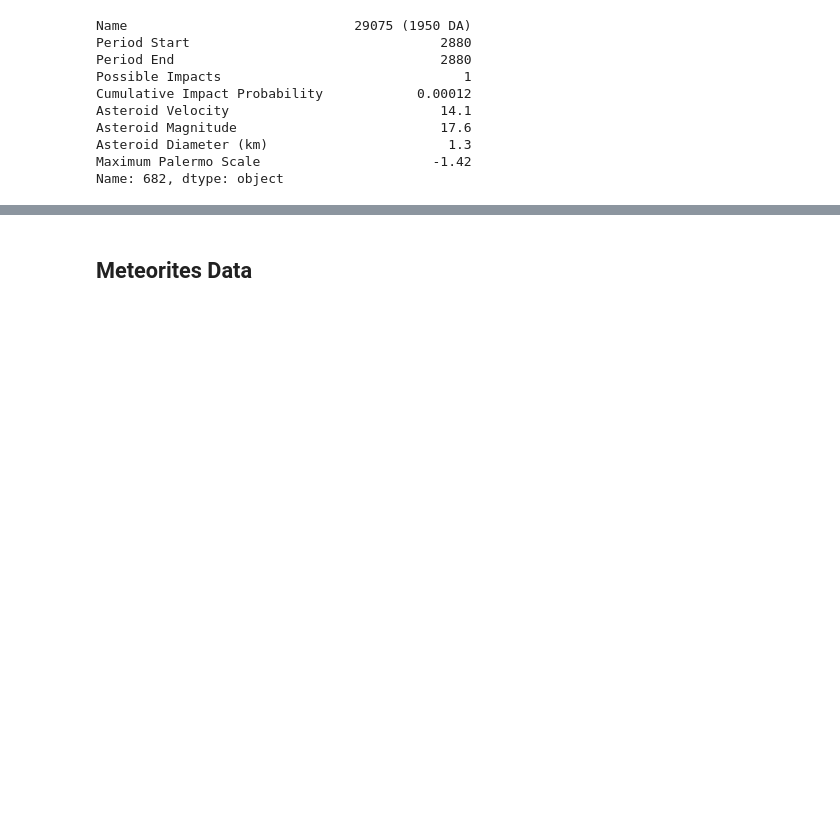
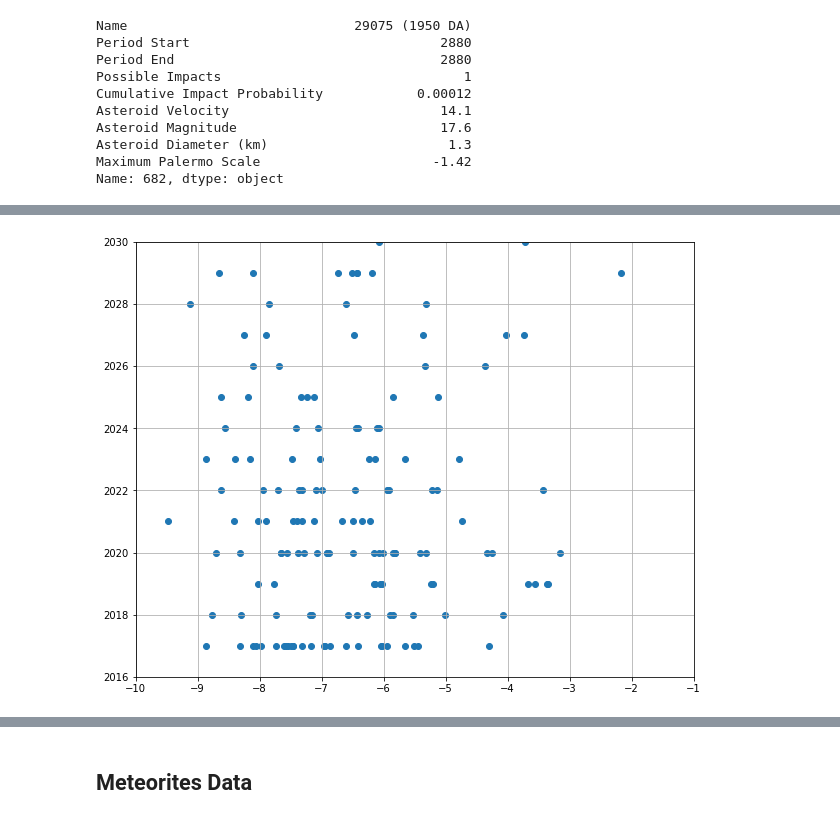
Before and after one commit to fcoba/Project-1, a Jupyter notebook: Kal_Project_1.ipynb, the cells around one changed output, grey strips where cells are left out. Cells and saved outputs as stored; diff of their text form; code cells hidden in the pictures; blank space fills up the shorter version.

```diff
--- a/Kal_Project_1.ipynb
+++ b/Kal_Project_1.ipynb
@@ -106,0 +103,11 @@ plt.show()
+# %%
+fig = plt.figure(figsize=(10,8))
+plt.scatter(asteroids["Maximum Palermo Scale"], asteroids["Period Start"])
+
+plt.xlim([-10,-1])
+plt.ylim([2016, 2030])
+
+plt.grid()
+plt.show()
+# %% [output]
+[figure, added]
```
Also changed, not shown: parts of 6 cells of this notebook.
